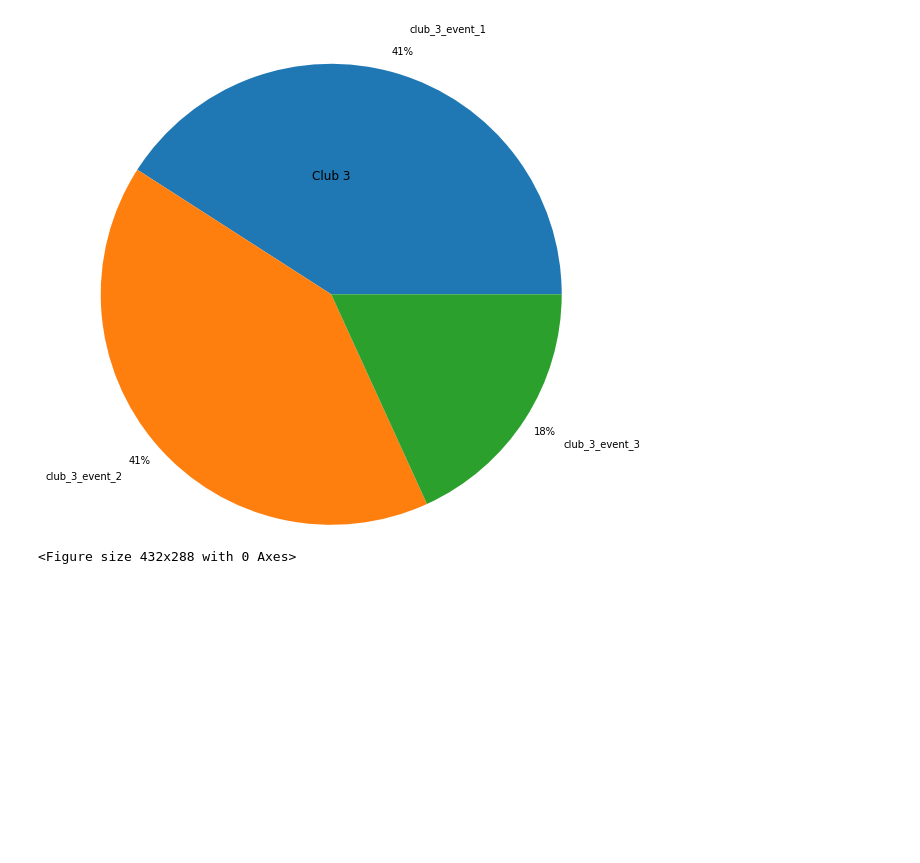
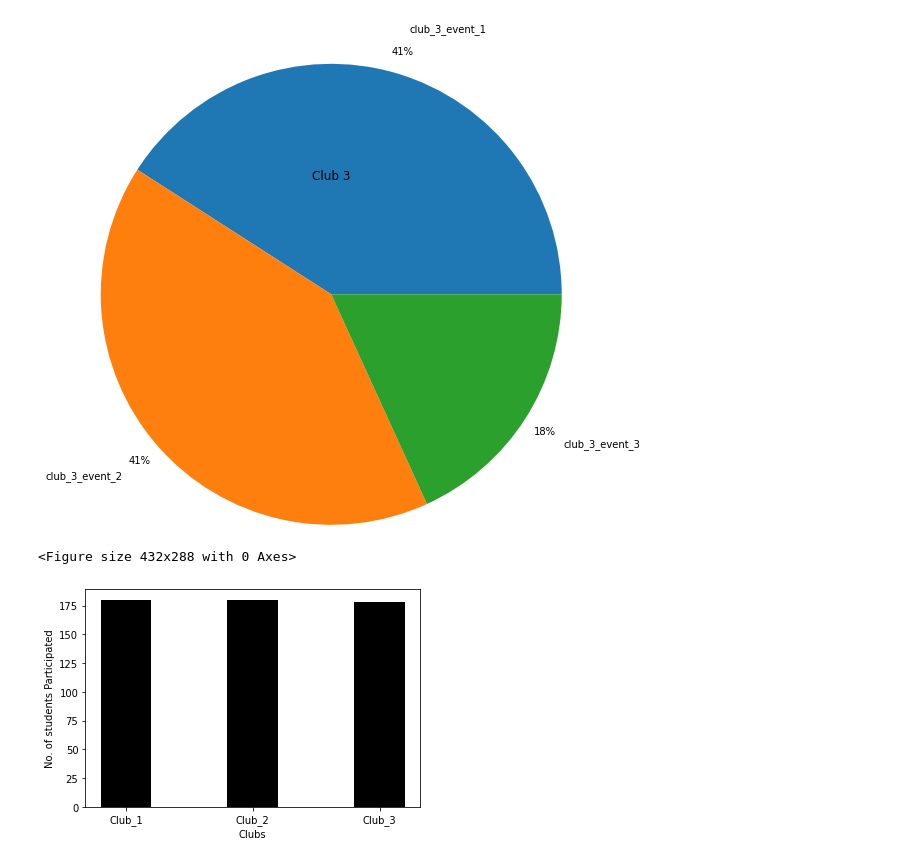
Before and after one commit to Baka-14/MindGraph-Hackathon, a Jupyter notebook: stats.ipynb, the cells around one changed output. Cells and saved outputs as stored; diff of their text form; code cells hidden in the pictures; blank space fills up the shorter version.

```diff
--- a/stats.ipynb
+++ b/stats.ipynb
@@ -103,3 +103,14 @@ plt.savefig('Club 3')
 [figure]
 [figure]
 <Figure size 432x288 with 0 Axes>
+# %%
+df_club_count = df_combine.groupby('Club_Name')['Roll No.'].nunique()
+
+clubs = ["Club_1", "Club_2", "Club_3"]
+club_values = [df_club_count[0],df_club_count[1],df_club_count[2]]
+plt.bar(clubs, club_values, color ='black',width = 0.4)
+plt.xlabel("Clubs")
+plt.ylabel("No. of students Participated")
+plt.show()
+# %% [output]
+[figure, added]
```
Also changed, not shown: parts of 1 cell of this notebook, 3 other files.
